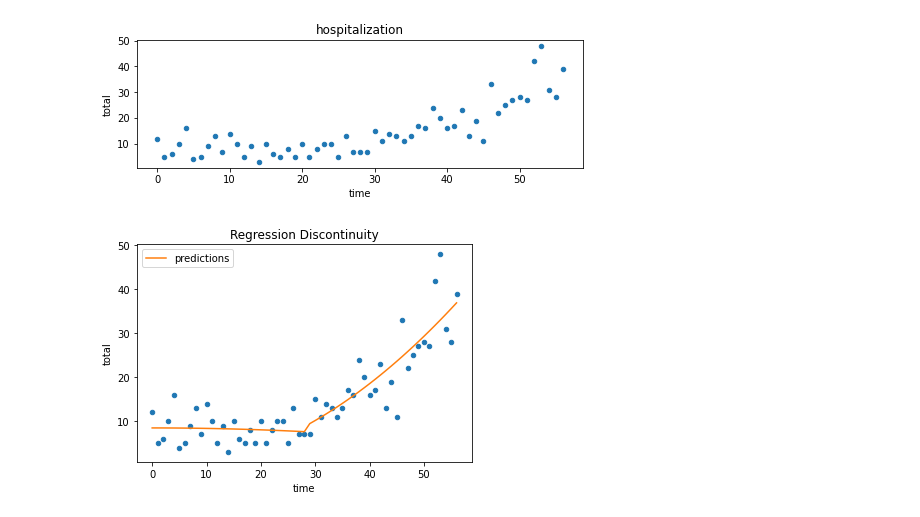
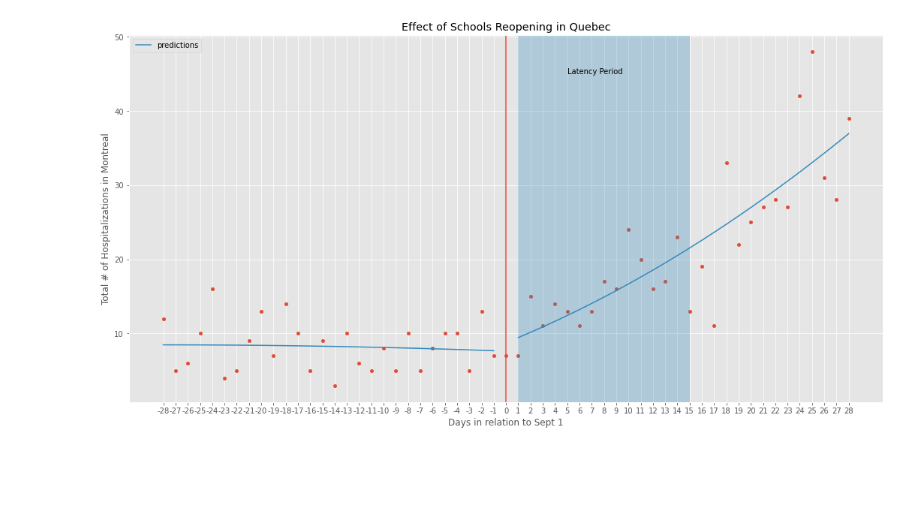
Before and after one commit to yuriemond/covid-rdd, a Jupyter notebook: notebook/sasha.ipynb, the cells around one changed output. Drawn from its saved outputs; the diff is of its cells as text; code cells hidden in the pictures; blank space fills up the shorter version.

```diff
--- a/notebook/sasha.ipynb
+++ b/notebook/sasha.ipynb
@@ -97,13 +94,19 @@ TypeError: ufunc 'isfinite' not supported for the input types, and the inputs co
-# %%
-plt.figure(figsize=(8,8))
-ax = plt.subplot(3,1,1)
-period.plot.scatter(x="time", y="total", ax=ax)
-plt.title("hospitalization");
-# %% [output]
-[figure, removed]
-# %%
-ax = period.plot.scatter(x="time", y="total", color="C0")
-period.assign(predictions=est.fittedvalues).plot(x="time", y="predictions", ax=ax, color="C1")
-plt.title("Regression Discontinuity");
-# %% [output]
-[figure, removed]
+# %%
+# plotting using a slightly hacked fix to an ongoing issue
+ax = period.plot.scatter(x="time", y="total", color="C0")
+period = period.assign(predictions=est.fittedvalues)
+# setting the prediction value to nan for discontinuity visualization
+period.iat[28, 7] = np.nan
+period.plot(x="time", y="predictions", ax=ax, color="C1", figsize=(18,9))
+plt.axvspan(xmin=29, xmax=43, ymin=0, ymax=1, alpha=0.3)
+plt.title("Effect of Schools Reopening in Quebec");
+plt.axvline(x=28, ymin=0, ymax=48)
+plt.xlabel('Days in relation to Sept 1')
+plt.ylabel('Total # of Hospitalizations in Montreal')
+plt.annotate('Latency Period', (33,45))
+# Changing ticks
+nticks = list(range(-28,29,1))
+plt.xticks(period.time, nticks);
+# period.tail()
+# %% [output]
+[figure, added]
```
Also changed, not shown: parts of 8 cells of this notebook.
